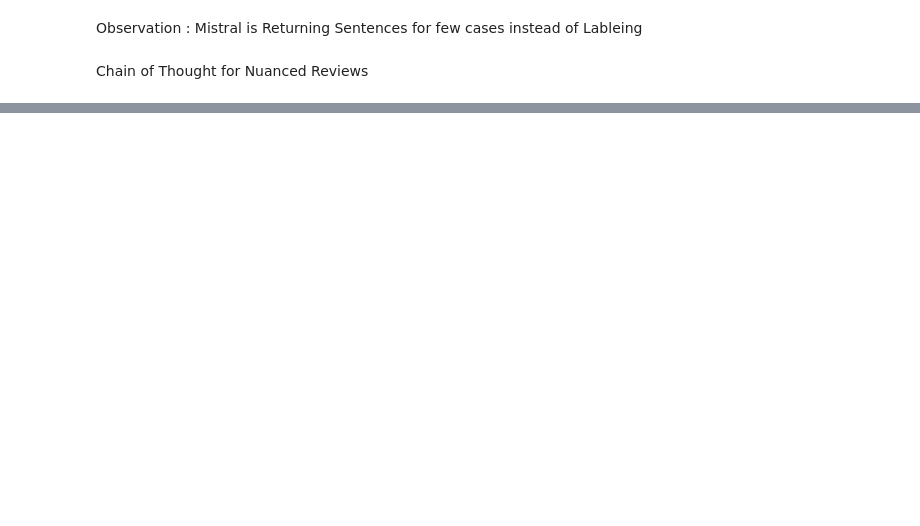
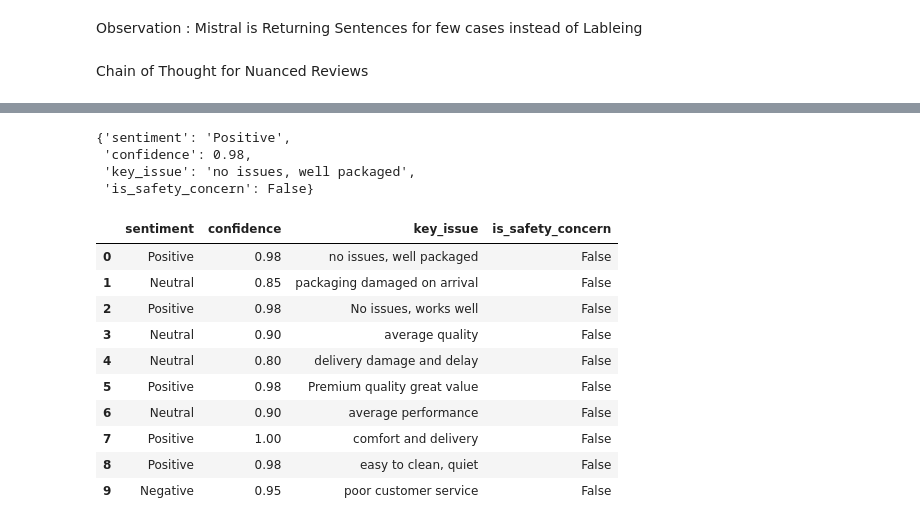
Before and after one commit to CodeByKiran/LLM_engineering, a Jupyter notebook: notebooks/prompt_engineering.ipynb, the cells around one changed output, grey strips where cells are left out. Drawn from its saved outputs; the diff is of its cells as text; code cells hidden in the pictures; blank space fills up the shorter version.

```diff
--- a/notebooks/prompt_engineering.ipynb
+++ b/notebooks/prompt_engineering.ipynb
@@ -191,0 +286,60 @@ COT_SYSTEM = """You are an expert review analyst.
+# %%
+import json
+import re
+
+def safe_parse_json(llm_output):
+    """Extract JSON even if the model returns extra text."""
+
+    try:
+        return json.loads(llm_output)
+
+    except json.JSONDecodeError:
+
+        match = re.search(r'\{.*?\}', llm_output, re.DOTALL)
+
+        if match:
+            return json.loads(match.group())
+
+        return {
+            "error": "unparseable",
+            "raw": llm_output
+        }
+# %%
+parsed = safe_parse_json(output)
+
+parsed
+# %% [output]
+{'sentiment': 'Positive',
+ 'confidence': 0.98,
+ 'key_issue': 'no issues, well packaged',
+ 'is_safety_concern': False}
+# %%
+json_results = []
+
+for review in df["review_text"].head(10):
+
+    output = call_llm(
+        JSON_SYSTEM,
+        json_analysis_prompt(review),
+        provider="mistral"
+    )
+
+    parsed = safe_parse_json(output)
+
+    json_results.append(parsed)
+# %%
+json_df = pd.DataFrame(json_results)
+
+json_df
+# %% [output]
+|  | sentiment | confidence | key_issue | is_safety_concern |
+| 0 | Positive | 0.98 | no issues, well packaged | False |
+| 1 | Neutral | 0.85 | packaging damaged on arrival | False |
+| 2 | Positive | 0.98 | No issues, works well | False |
+| 3 | Neutral | 0.90 | average quality | False |
+| 4 | Neutral | 0.80 | delivery damage and delay | False |
+| 5 | Positive | 0.98 | Premium quality great value | False |
+| 6 | Neutral | 0.90 | average performance | False |
+| 7 | Positive | 1.00 | comfort and delivery | False |
+| 8 | Positive | 0.98 | easy to clean, quiet | False |
+| 9 | Negative | 0.95 | poor customer service | False |
```
Also changed, not shown: parts of 20 cells of this notebook, 7 other files.
